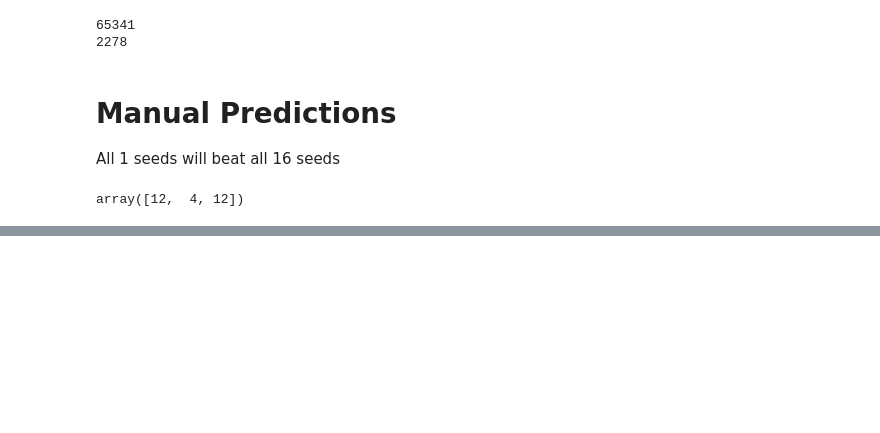
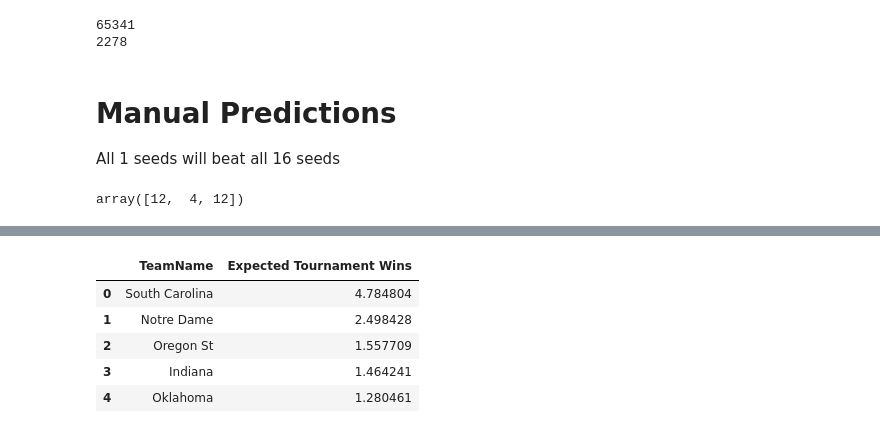
Before and after one commit to joshuaxiao13/kaggle-march-madness-2025, a Jupyter notebook: notebook.ipynb, the cells around one changed output, grey strips where cells are left out. Cells and saved outputs as stored; diff of their text form; code cells hidden in the pictures; blank space fills up the shorter version.

```diff
--- a/notebook.ipynb
+++ b/notebook.ipynb
@@ -972,0 +988,9 @@ Overwriting (UNC Greensboro, USC) xgboost 0.1710149645805359 with 0
+# %%
+W_expected_tournament_wins.head()
+# %% [output]
+|  | TeamName | Expected Tournament Wins |
+| 0 | South Carolina | 4.784804 |
+| 1 | Notre Dame | 2.498428 |
+| 2 | Oregon St | 1.557709 |
+| 3 | Indiana | 1.464241 |
+| 4 | Oklahoma | 1.280461 |
```
Also changed, not shown: parts of 17 cells of this notebook.
